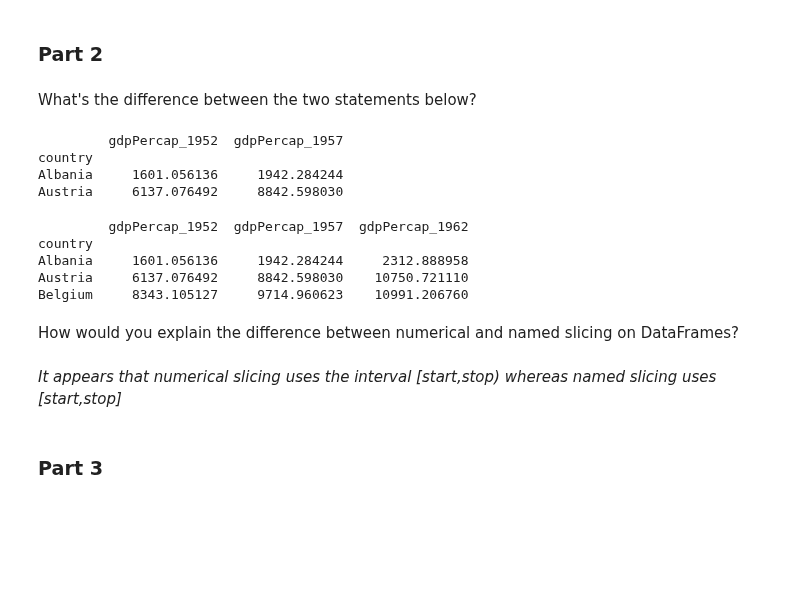
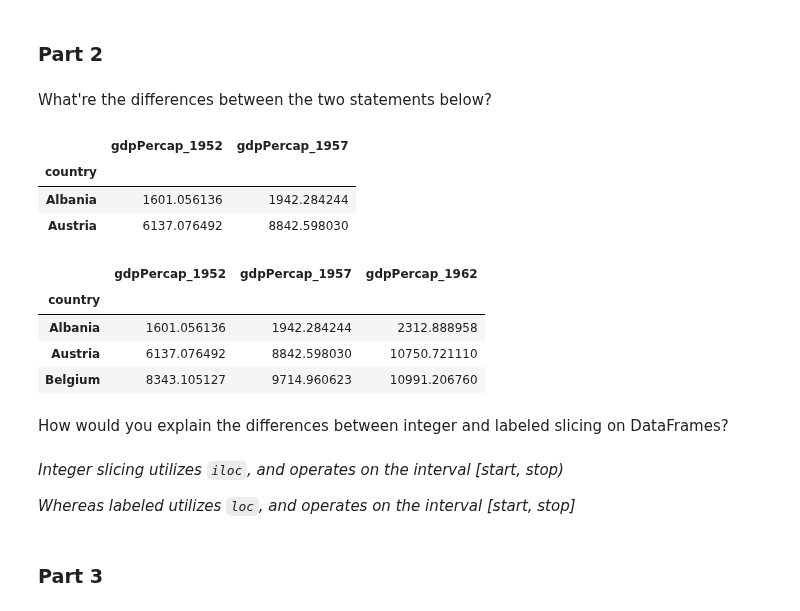
Before and after one commit to ihmeuw/ihme-python-course, a Jupyter notebook: Lecture 3/Exercise 3 - Solutions.ipynb, the cells around one changed output. Drawn from its saved outputs; the diff is of its cells as text; code cells hidden in the pictures; blank space fills up the shorter version.

Commit message:
update exercise 3 to use loc/iloc instead of ix

```diff
--- a/Lecture 3/Exercise 3 - Solutions.ipynb
+++ b/Lecture 3/Exercise 3 - Solutions.ipynb
@@ -58,26 +58,28 @@ df.ix['Serbia', 'gdpPercap_2007']
 # %% [markdown]
 ### Part 2
 # %% [markdown]
-What's the difference between the two statements below?
+What're the differences between the two statements below?
 # %%
-print(df.ix[0:2, 0:2])
+df.iloc[0:2, 0:2]
 # %% [output]
-         gdpPercap_1952  gdpPercap_1957
-country
-Albania     1601.056136     1942.284244
-Austria     6137.076492     8842.598030
+|  | gdpPercap_1952 | gdpPercap_1957 |
+| country |  |  |
+| Albania | 1601.056136 | 1942.284244 |
+| Austria | 6137.076492 | 8842.598030 |
 # %%
-print(df.ix['Albania':'Belgium', 'gdpPercap_1952':'gdpPercap_1962'])
+df.loc['Albania':'Belgium', 'gdpPercap_1952':'gdpPercap_1962']
 # %% [output]
-         gdpPercap_1952  gdpPercap_1957  gdpPercap_1962
-country
-Albania     1601.056136     1942.284244     2312.888958
-Austria     6137.076492     8842.598030    10750.721110
-Belgium     8343.105127     9714.960623    10991.206760
+|  | gdpPercap_1952 | gdpPercap_1957 | gdpPercap_1962 |
+| country |  |  |  |
+| Albania | 1601.056136 | 1942.284244 | 2312.888958 |
+| Austria | 6137.076492 | 8842.598030 | 10750.721110 |
+| Belgium | 8343.105127 | 9714.960623 | 10991.206760 |
 # %% [markdown]
-How would you explain the difference between numerical and named slicing on DataFrames?
+How would you explain the differences between integer and labeled slicing on DataFrames?
-# %% [markdown]
-_It appears that numerical slicing uses the interval [start,stop) whereas named slicing uses [start,stop]_
+# %% [markdown]
+_Integer slicing utilizes `iloc`, and operates on the interval [start, stop)_
+
+_Whereas labeled utilizes `loc`, and operates on the interval [start, stop]_
 # %% [markdown]
 ### Part 3
 # %% [markdown]
```
Also changed, not shown: parts of 4 cells of this notebook, 1 other file.
